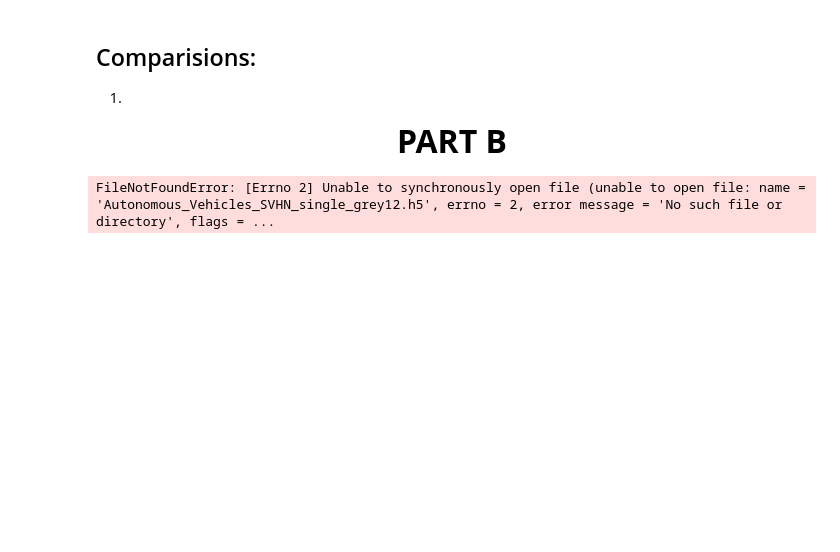
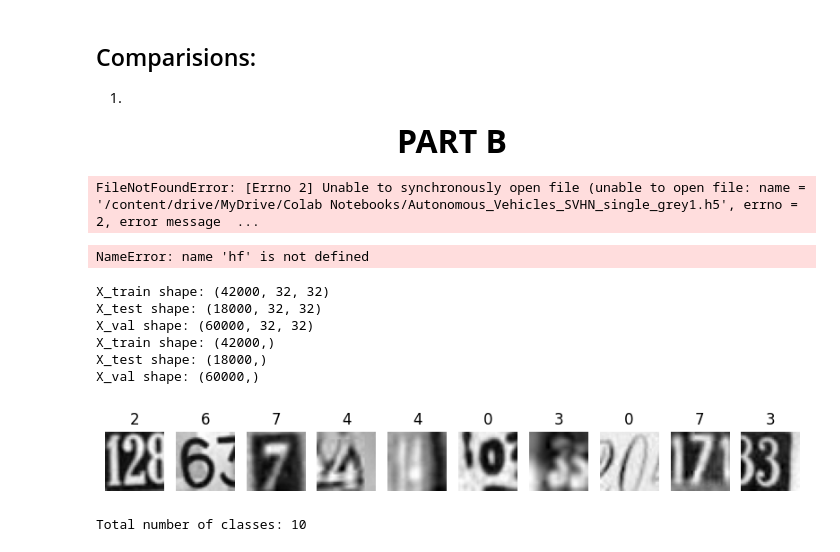
Before and after one commit to siddharth-rathore/ML, a Jupyter notebook: NN_project.ipynb, the cells around one changed output. Saved outputs shown, nothing was run; the diff lists cells and outputs as text; code cells hidden in the pictures; blank space fills up the shorter version.

```diff
--- a/NN_project.ipynb
+++ b/NN_project.ipynb
@@ -289,6 +289,50 @@ import h5py
 import numpy as np
 from sklearn.model_selection import train_test_split
 # %%
-hf = h5py.File('Autonomous_Vehicles_SVHN_single_grey1.h5', 'r')
+# Q1 A - Read the .h5 file and assign to a variable
+hf = h5py.File('/content/drive/MyDrive/Colab Notebooks/Autonomous_Vehicles_SVHN_single_grey1.h5', 'r')
 # %% [output]
-FileNotFoundError: [Errno 2] Unable to synchronously open file (unable to open file: name = 'Autonomous_Vehicles_SVHN_single_grey12.h5', errno = 2, error message = 'No such file or directory', flags = ...
+FileNotFoundError: [Errno 2] Unable to synchronously open file (unable to open file: name = '/content/drive/MyDrive/Colab Notebooks/Autonomous_Vehicles_SVHN_single_grey1.h5', errno = 2, error message  ...
+# %%
+# Q1 B - Print all the keys from the .h5 file
+print("Keys:", list(hf.keys()))
+# %% [output]
+NameError: name 'hf' is not defined
+# %%
+# Q1 C: Split data into X_train, X_test, Y_train, Y_test
+X_train = np.array(hf['X_train'])
+X_test = np.array(hf['X_test'])
+X_val = np.array(hf['X_val'])
+y_train = np.array(hf['y_train'])
+y_test = np.array(hf['y_test'])
+y_val = np.array(hf['y_val'])
+
+hf.close()
+# %%
+# Q2 A - Print shape of all the 4 data split into x, y, train, test to verify if x & y is in sync
+print("X_train shape:", X_train.shape)
+print("X_test shape:", X_test.shape)
+print("X_val shape:", X_val.shape)
+print("y_train shape:", y_train.shape)
+print("y_test shape:", y_test.shape)
+print("y_val shape:", y_val.shape)
+# %% [output]
+X_train shape: (42000, 32, 32)
+X_test shape: (18000, 32, 32)
+X_val shape: (60000, 32, 32)
+X_train shape: (42000,)
+X_test shape: (18000,)
+X_val shape: (60000,)
+# %%
+# Q2 B - Visualise first 10 images in train data and print its corresponding labels.
+import matplotlib.pyplot as plt
+
+plt.figure(figsize=(10, 2))
+for i in range(10):
+    plt.subplot(1, 10, i + 1)
+    plt.imshow(X_train[i], cmap='gray')
+    plt.axis('off')
+    plt.title(int(y_train[i]))
+plt.show()
+# %% [output]
+[figure, added]
@@ -294,0 +355,5 @@ FileNotFoundError: [Errno 2] Unable to synchronously open file (unable to open f
+# %%
+# Q2 F - Print total Number of classes in the Dataset
+print("Total number of classes:", y_train.shape[1])
+# %% [output]
+Total number of classes: 10
```
Also changed, not shown: parts of 3 cells of this notebook.
